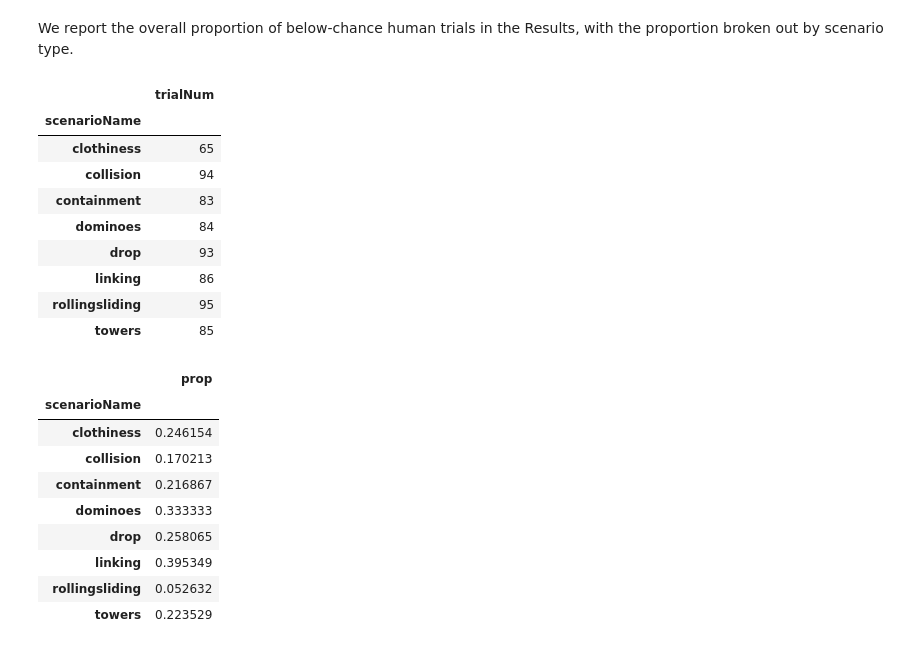
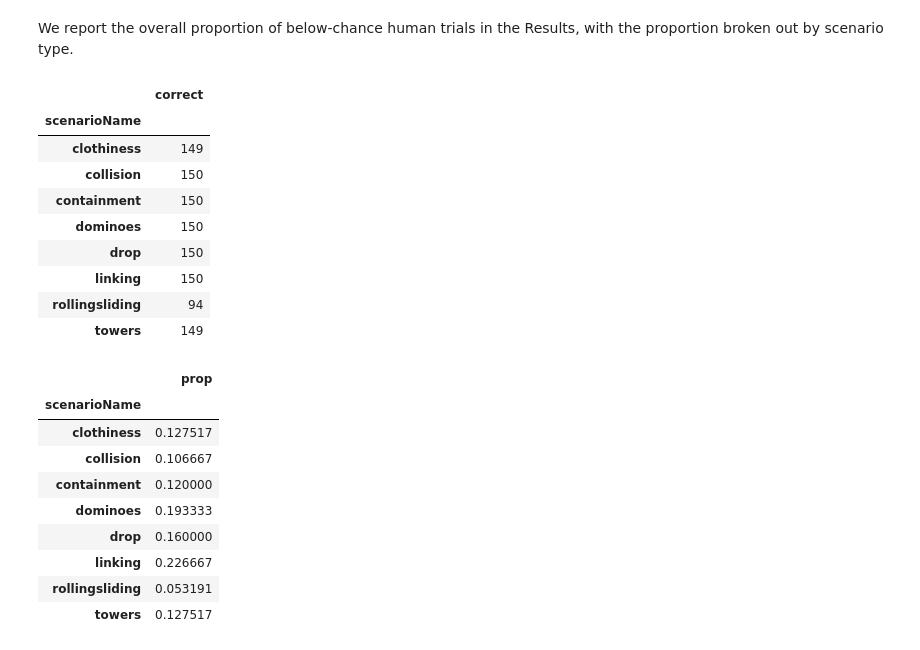
Before and after one commit to cogtoolslab/physics-benchmarking-neurips2021, a Jupyter notebook: analysis/analyze_human_model_behavior.ipynb, the cells around one changed output. Saved outputs shown, nothing was run; the diff lists cells and outputs as text; code cells hidden in the pictures.

```diff
--- a/analysis/analyze_human_model_behavior.ipynb
+++ b/analysis/analyze_human_model_behavior.ipynb
@@ -529,33 +513,32 @@ To the extent that models we say are behaving "like humans" are also getting the
 We report the overall proportion of below-chance human trials in the Results, with the proportion broken out by scenario type.
 # %%
 # get the the total number of the trails in each scenario type
-trial_total = HD.groupby(['scenarioName', 'stim_ID']).count().reset_index()
-trial_total = trial_total.groupby('scenarioName').first()[['trialNum']]
+trial_total = correctness.groupby('scenarioName').count()
 trial_total
 # %% [output]
-|  | trialNum |
+|  | correct |
 | scenarioName |  |
-| clothiness | 65 |
-| collision | 94 |
-| containment | 83 |
-| dominoes | 84 |
-| drop | 93 |
-| linking | 86 |
-| rollingsliding | 95 |
-| towers | 85 |
+| clothiness | 149 |
+| collision | 150 |
+| containment | 150 |
+| dominoes | 150 |
+| drop | 150 |
+| linking | 150 |
+| rollingsliding | 94 |
+| towers | 149 |
 # %%
 # get the proportion of below-chance trials
-correct_below_50_prop = correct_below_50_dist['stim_ID']/trial_total['trialNum']
+correct_below_50_prop = correct_below_50_dist['stim_ID']/trial_total['correct']
 correct_below_50_prop = correct_below_50_prop.to_frame().rename(columns={0: "prop"})
 correct_below_50_prop
 # %% [output]
 |  | prop |
 | scenarioName |  |
-| clothiness | 0.246154 |
-| collision | 0.170213 |
-| containment | 0.216867 |
-| dominoes | 0.333333 |
-| drop | 0.258065 |
-| linking | 0.395349 |
-| rollingsliding | 0.052632 |
-| towers | 0.223529 |
+| clothiness | 0.127517 |
+| collision | 0.106667 |
+| containment | 0.120000 |
+| dominoes | 0.193333 |
+| drop | 0.160000 |
+| linking | 0.226667 |
+| rollingsliding | 0.053191 |
+| towers | 0.127517 |
```
Also changed, not shown: parts of 19 cells of this notebook.
